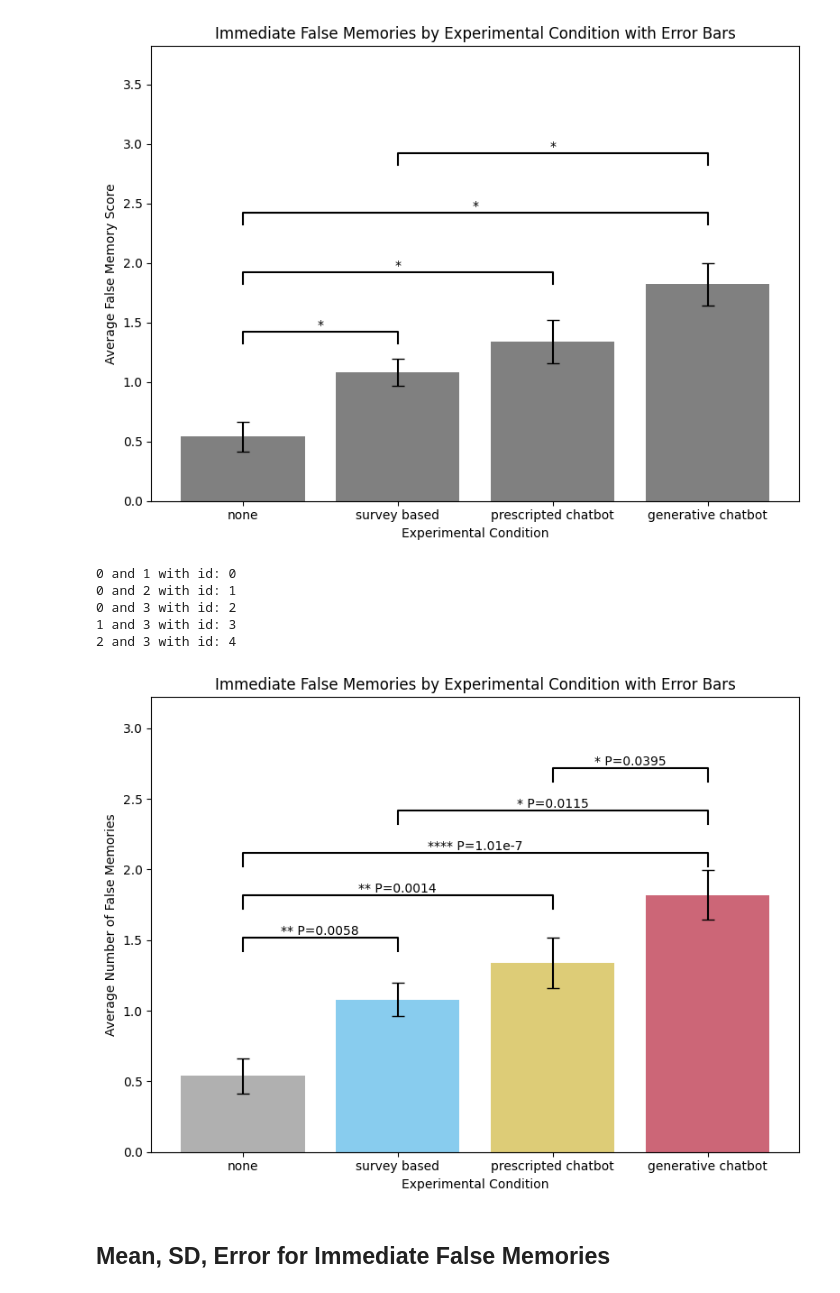
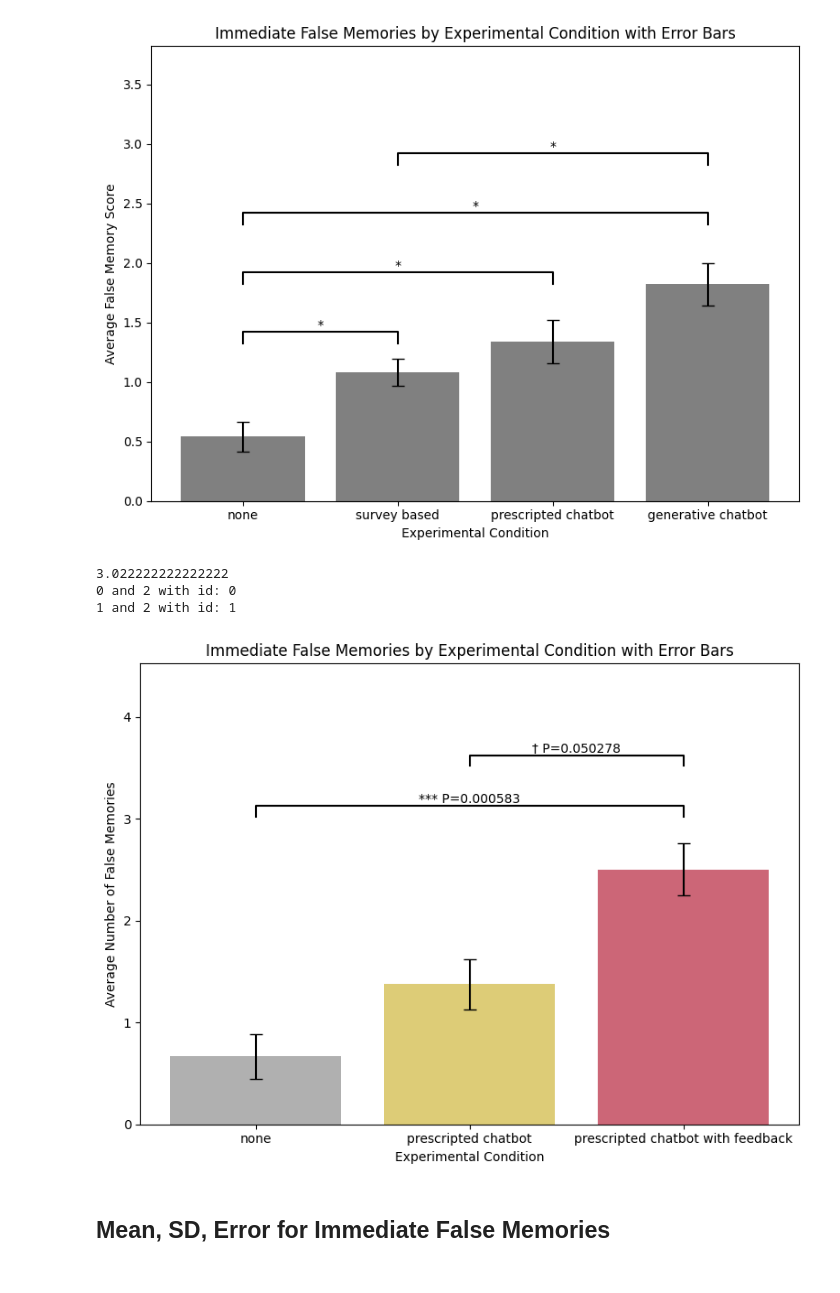
Before and after one commit to RUMUCaO/Exp--feedback, a Jupyter notebook: Data Analysis/Immediate_False_Mem_Analysis.ipynb, the cells around one changed output. Cells and saved outputs as stored; diff of their text form; code cells hidden in the pictures.

```diff
--- a/Data Analysis/Immediate_False_Mem_Analysis.ipynb
+++ b/Data Analysis/Immediate_False_Mem_Analysis.ipynb
@@ -41,6 +46,3 @@ df
-# %%
-# Convert 'StartDate' to datetime using .loc to avoid SettingWithCopyWarning
-df.loc[:, 'StartDate'] = pd.to_datetime(df['StartDate'])
 # %%
 # Convert 'StartDate' to datetime using .loc to avoid SettingWithCopyWarning
 df.loc[:, 'StartDate'] = pd.to_datetime(df['StartDate'])
@@ -68,8 +68,3 @@ filtered_df.shape
-# %%
-latest_index_1 = filtered_df[filtered_df['Exp_condition'] == 'none'].index[-1]
-latest_index_2 = filtered_df[filtered_df['Exp_condition'] == 'chatbot'].index[-1]
-filtered_df = filtered_df.drop(index=latest_index_1)
-filtered_df = filtered_df.drop(index=latest_index_2)
 # %%
 # Specifying the columns to keep
 columns_to_keep = ['Exp_condition', 'PostQues_3', 'PostQues_10', 'PostQues_14', 'PostQues_20', 'PostQues_25']
@@ -305,6 +302,6 @@ print(condition_dict)
 # %%
 # Define the specific order of conditions
-ordered_conditions = ['none', 'survey-based', 'static-chatbot', 'chatbot']
+ordered_conditions = ['none', 'static-chatbot', 'chatbot']
 
 # Prepare data for plotting according to the specified order
 memory_lists_ordered = [condition_dict[condition] for condition in ordered_conditions if condition in condition_dict]
@@ -326,4 +331,7 @@ for condition in ordered_conditions:
 # %%
-ordered_labels = ['none', 'survey based', 'prescripted chatbot', 'generative chatbot']
-colors = ['#B0B0B0', '#88CCEE', '#DDCC77', '#CC6677']
+# ordered_labels = ['none', 'survey based', 'prescripted chatbot', 'generative chatbot']
+# colors = ['#B0B0B0', '#88CCEE', '#DDCC77', '#CC6677']
+
+ordered_labels = ['none', 'prescripted chatbot', 'prescripted chatbot with feedback']
+colors = ['#B0B0B0', '#DDCC77', '#CC6677']
 # %%
@@ -381,56 +389,62 @@ plt.show()
 x_pos = np.arange(len(ordered_conditions))
 
 # Significance values (p-values) for the significance markers
+# significance_values = [
+#     ((0, 1), '** P=0.0058'), # Between 'none' and 'survey-based'
+#     ((0, 2), '** P=0.0014'), # Between 'none' and 'prescript-chatbot'
+#     ((0, 3), '**** P=1.01e-7'),# Between 'none' and 'generative chatbot'
+#     ((1, 3), '* P=0.0115'), # Between 'survey-based' and 'generative chatbot'
+#     ((2, 3), '* P=0.0395'), # Between 'prescript-chatbot' and 'generative chatbot'
+# ]
+
 significance_values = [
-    ((0, 1), '** P=0.0058'), # Between 'none' and 'survey-based'
-    ((0, 2), '** P=0.0014'), # Between 'none' and 'prescript-chatbot'
-    ((0, 3), '**** P=1.01e-7'),# Between 'none' and 'generative chatbot'
-    ((1, 3), '* P=0.0115'), # Between 'survey-based' and 'generative chatbot'
-    ((2, 3), '* P=0.0395'), # Between 'prescript-chatbot' and 'generative chatbot'
+    ((0, 2), '*** P=0.000583'),# Between 'none' and 'generative chatbot'
+    ((1, 2), '† P=0.050278'), # Between 'prescript-chatbot' and 'generative chatbot'
 ]
+
 
 # Creating the bar plot with error bars
 plt.figure(figsize=(8, 6))
-bars = plt.bar(x_pos, means, yerr=errors, capsize=5, color=colors)
+#bars = plt.bar(x_pos, means, yerr=errors, capsize=5, color=colors)
+plt.bar(x_pos, means, yerr=errors, capsize=5, color=colors)
 plt.title('Immediate False Memories by Experimental Condition with Error Bars')
 plt.ylabel('Average Number of False Memories')
 plt.xlabel('Experimental Condition')
 plt.xticks(x_pos, ordered_labels)
 
 # Adding significance markers with p-values, separate and not overlapping
-y_base_offset = 0.7  # Base vertical offset for significance lines
-y_increment = 0.3  # Increment for each subsequent significance marker
+y_base_offset = 0.3  # Base vertical offset for significance lines
+y_increment = 0.5  # Increment for each subsequent significance marker
 
 # Initialize the first y position above the highest bar
-current_y_position = min(means) + max(errors) + y_base_offset
+current_y_position = max(means) + min(errors) + y_base_offset
+print(current_y_position)
 
 for idx, ((i, j), label) in enumerate(significance_values):
     x1, x2 = x_pos[i], x_pos[j]
     print("{1} and {2} with id: {0}".format(idx, x1, x2))
     y = current_y_position
     h, col = 0.1, 'k'
     plt.plot([x1, x1, x2, x2], [y, y+h, y+h, y], lw=1.5, c=col)
     plt.text((x1 + x2) * 0.5, y + h, label, ha='center', va='bottom', color=col)
     current_y_position += y_increment  # Update the y position for the next marker
 
 # Adjust plot limits to make space for significance markers
 plt.ylim(0, current_y_position + y_increment)
 
 # Improve layout
 plt.tight_layout()
 
 plt.savefig('immediate_false_mem.png')
 #plt.savefig('foo.png', bbox_inches='tight')
 
 # Show the plot
 plt.show()
 # %% [output]
-0 and 1 with id: 0
-0 and 2 with id: 1
-0 and 3 with id: 2
-1 and 3 with id: 3
-2 and 3 with id: 4
+3.022222222222222
+0 and 2 with id: 0
+1 and 2 with id: 1
-[figure, old version]
+[figure, new version]
 # %% [markdown]
 ## Mean, SD, Error for Immediate False Memories
 # %%
```
Also changed, not shown: parts of 24 cells of this notebook.
